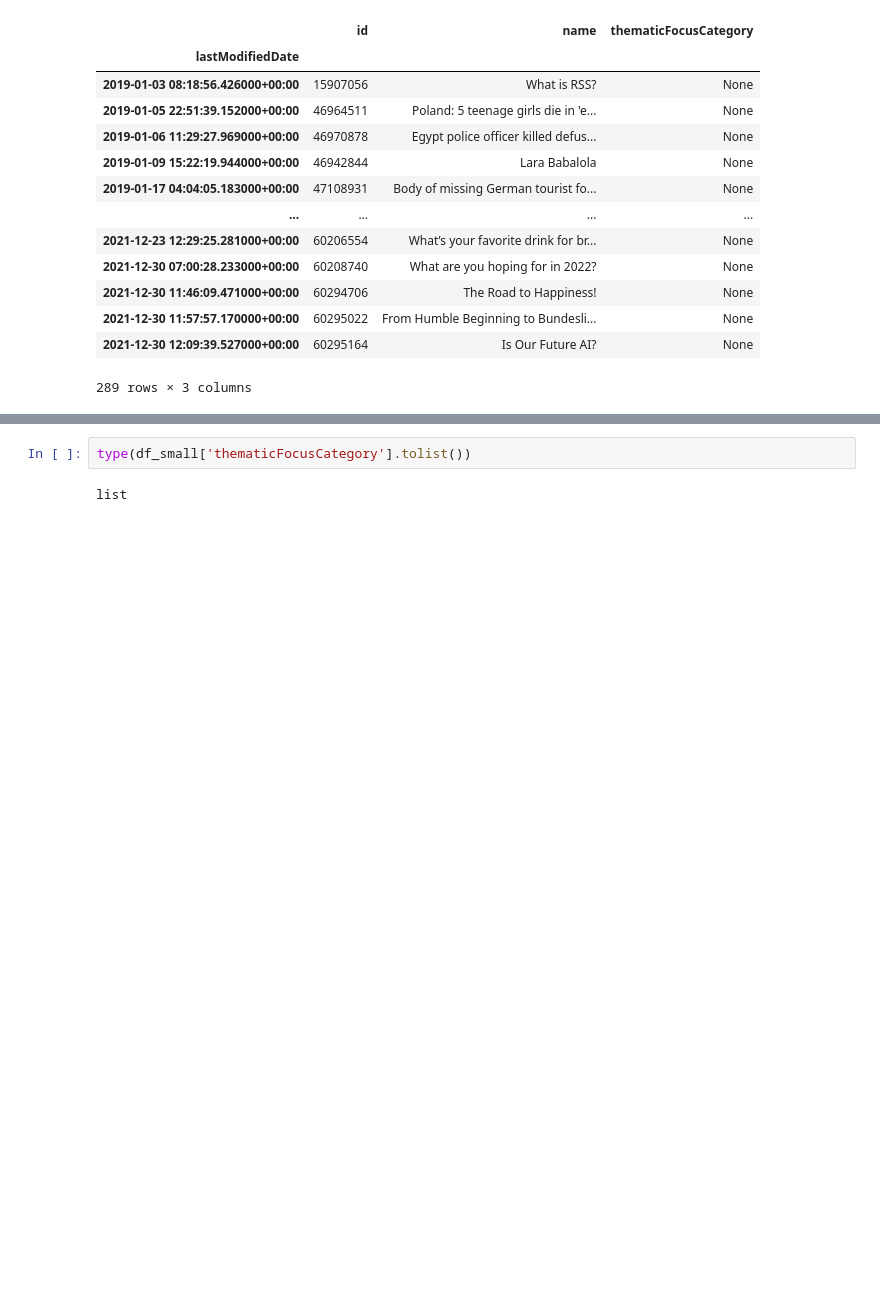
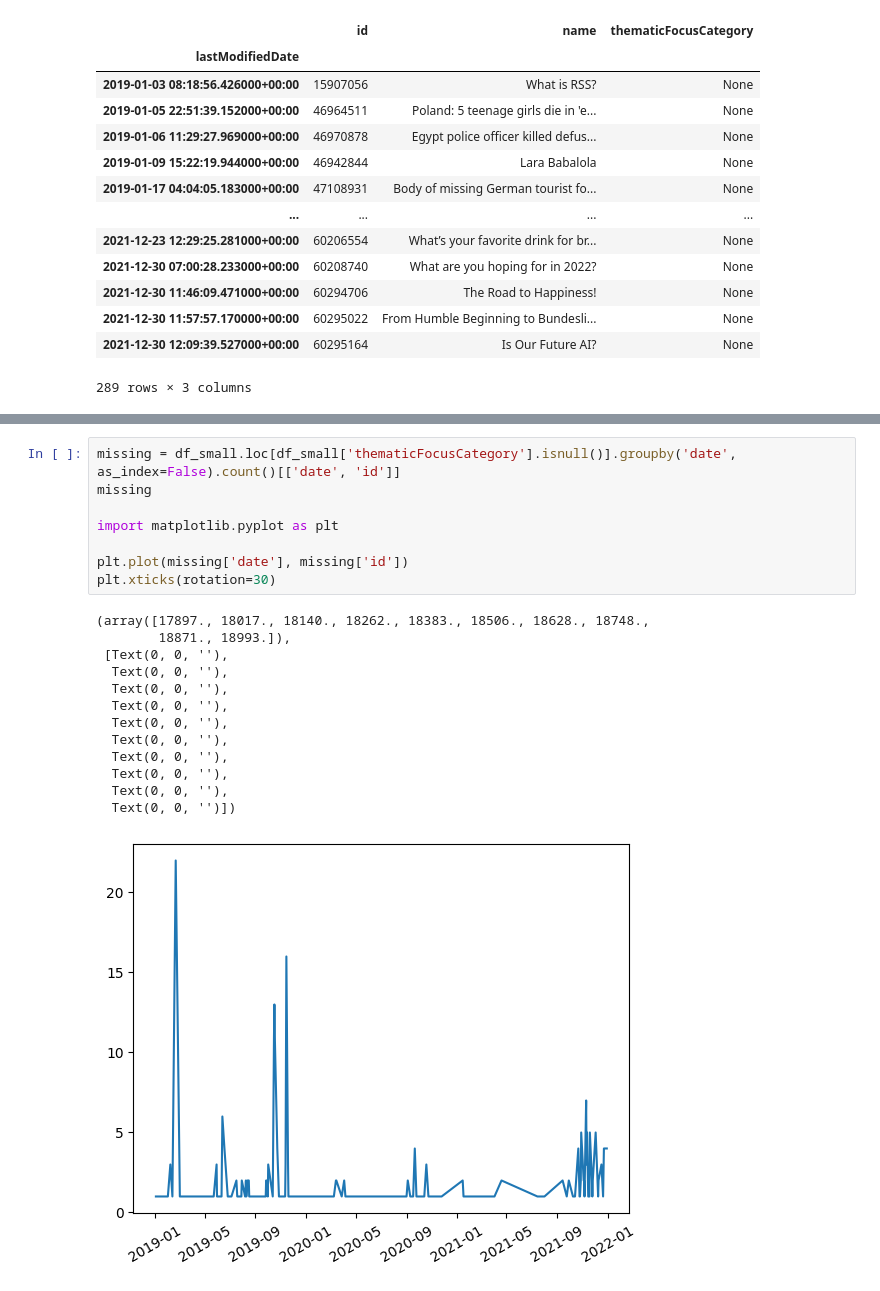
Before and after one commit to mariosakritas/NLP-methods-for-news-articles, a Jupyter notebook: notebooks/4-clean_categories.ipynb, the cells around one changed output, grey strips where cells are left out. Saved outputs shown, nothing was run; the diff lists cells and outputs as text; blank space fills up the shorter version.

```diff
--- a/notebooks/4-clean_categories.ipynb
+++ b/notebooks/4-clean_categories.ipynb
@@ -154,4 +171,22 @@ KeyError: 'lastModifiedDate'
-# %%
-type(df_small['thematicFocusCategory'].tolist())
-# %% [output]
-list
+# %%
+missing = df_small.loc[df_small['thematicFocusCategory'].isnull()].groupby('date', as_index=False).count()[['date', 'id']]
+missing
+
+import matplotlib.pyplot as plt
+
+plt.plot(missing['date'], missing['id'])
+plt.xticks(rotation=30)
+# %% [output]
+(array([17897., 18017., 18140., 18262., 18383., 18506., 18628., 18748.,
+        18871., 18993.]),
+ [Text(0, 0, ''),
+  Text(0, 0, ''),
+  Text(0, 0, ''),
+  Text(0, 0, ''),
+  Text(0, 0, ''),
+  Text(0, 0, ''),
+  Text(0, 0, ''),
+  Text(0, 0, ''),
+  Text(0, 0, ''),
+  Text(0, 0, '')])
+[figure, added]
```
Also changed, not shown: parts of 24 cells of this notebook.
